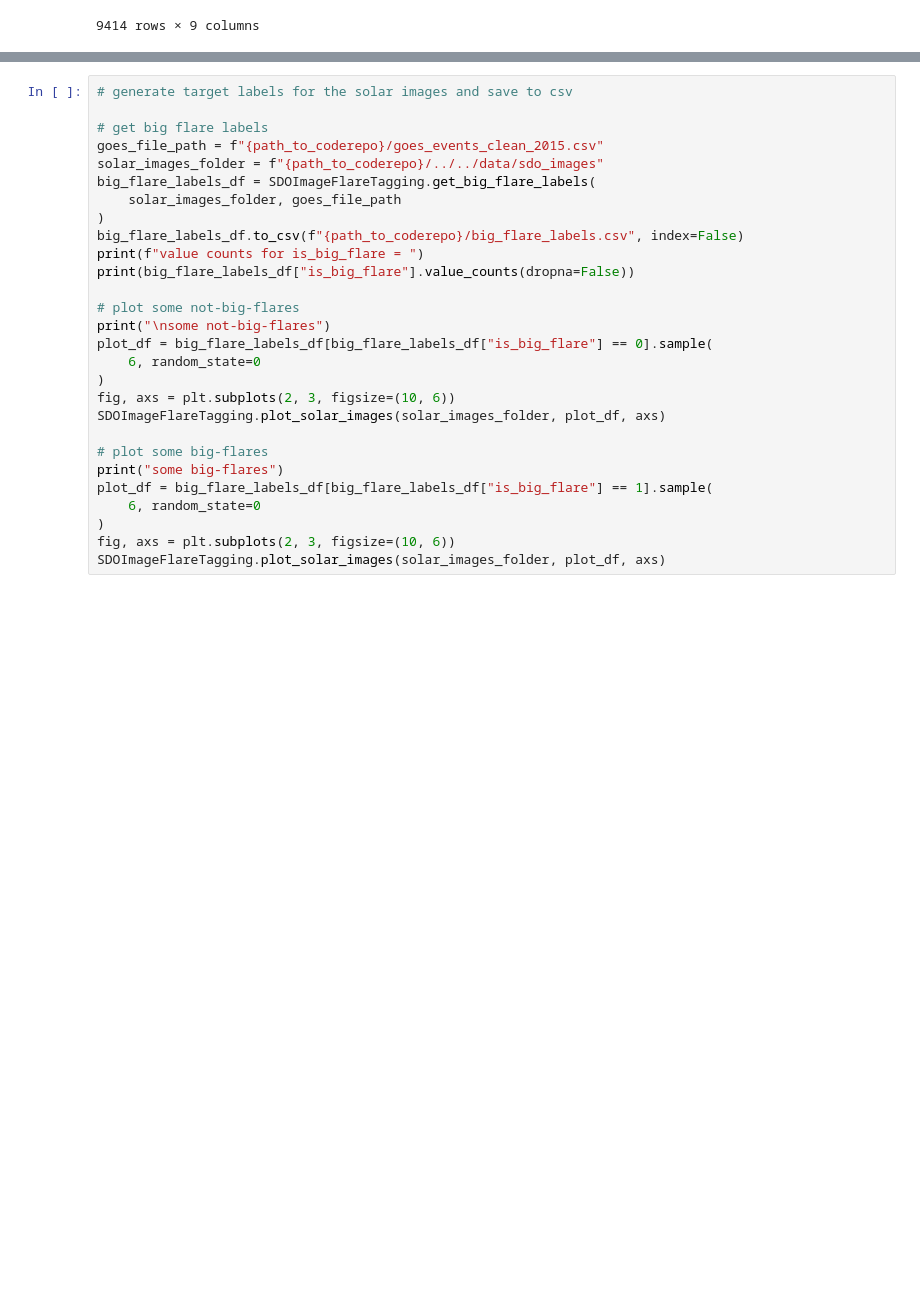
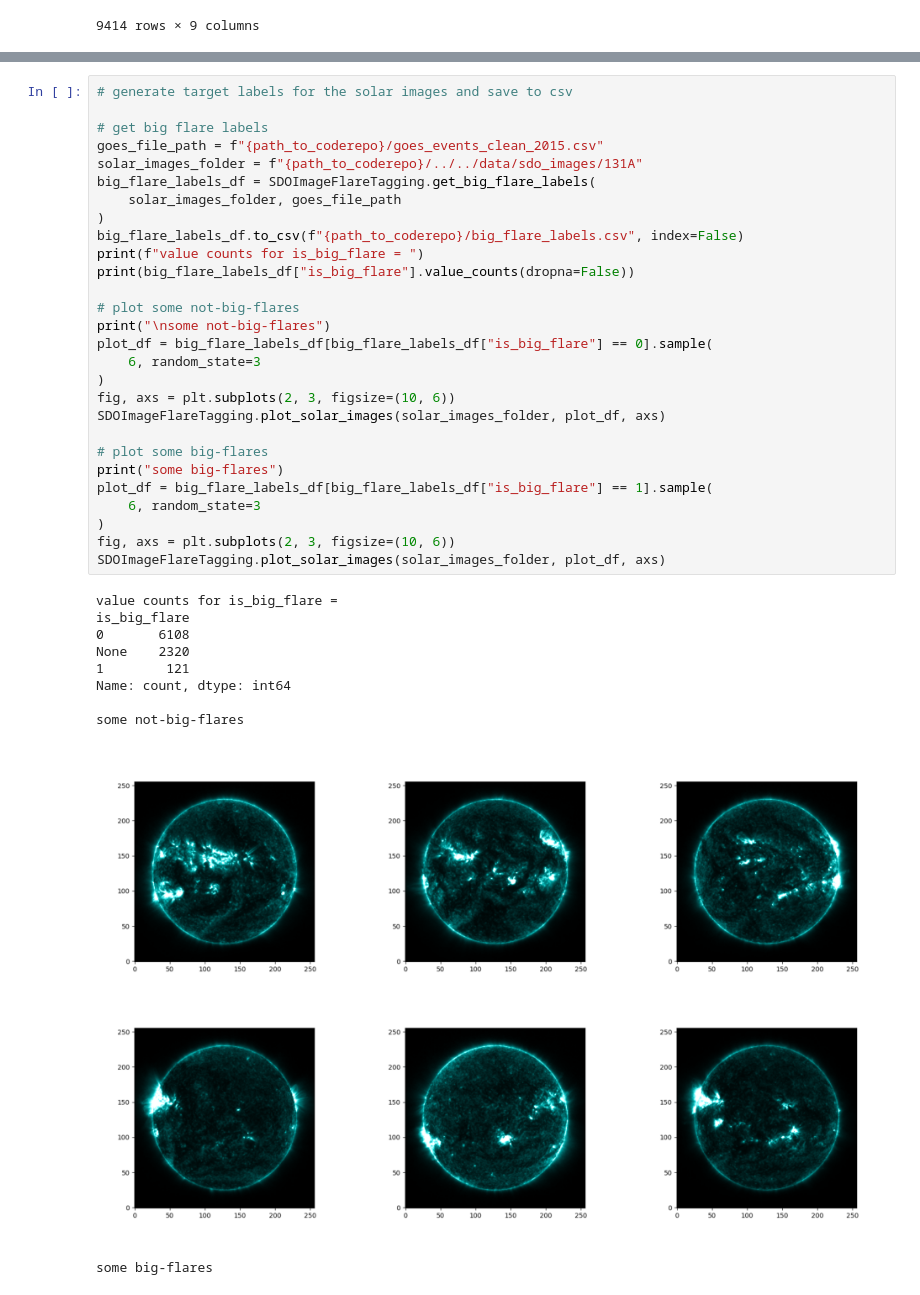
Before and after one commit to aishstronomer/flare-finder, a Jupyter notebook: main.ipynb, the cells around one changed output, grey strips where cells are left out. Drawn from its saved outputs; the diff is of its cells as text; blank space fills up the shorter version.

```diff
--- a/main.ipynb
+++ b/main.ipynb
@@ -131,28 +118,39 @@ KeyboardInterrupt:
 # %%
 # generate target labels for the solar images and save to csv
 
 # get big flare labels
 goes_file_path = f"{path_to_coderepo}/goes_events_clean_2015.csv"
-solar_images_folder = f"{path_to_coderepo}/../../data/sdo_images"
+solar_images_folder = f"{path_to_coderepo}/../../data/sdo_images/131A"
 big_flare_labels_df = SDOImageFlareTagging.get_big_flare_labels(
     solar_images_folder, goes_file_path
 )
 big_flare_labels_df.to_csv(f"{path_to_coderepo}/big_flare_labels.csv", index=False)
 print(f"value counts for is_big_flare = ")
 print(big_flare_labels_df["is_big_flare"].value_counts(dropna=False))
 
 # plot some not-big-flares
 print("\nsome not-big-flares")
 plot_df = big_flare_labels_df[big_flare_labels_df["is_big_flare"] == 0].sample(
-    6, random_state=0
+    6, random_state=3
 )
 fig, axs = plt.subplots(2, 3, figsize=(10, 6))
 SDOImageFlareTagging.plot_solar_images(solar_images_folder, plot_df, axs)
 
 # plot some big-flares
 print("some big-flares")
 plot_df = big_flare_labels_df[big_flare_labels_df["is_big_flare"] == 1].sample(
-    6, random_state=0
+    6, random_state=3
 )
 fig, axs = plt.subplots(2, 3, figsize=(10, 6))
 SDOImageFlareTagging.plot_solar_images(solar_images_folder, plot_df, axs)
+# %% [output]
+value counts for is_big_flare =
+is_big_flare
+0       6108
+None    2320
+1        121
+Name: count, dtype: int64
+
+some not-big-flares
+[figure, added]
+some big-flares
```
Also changed, not shown: parts of 2 cells of this notebook.
